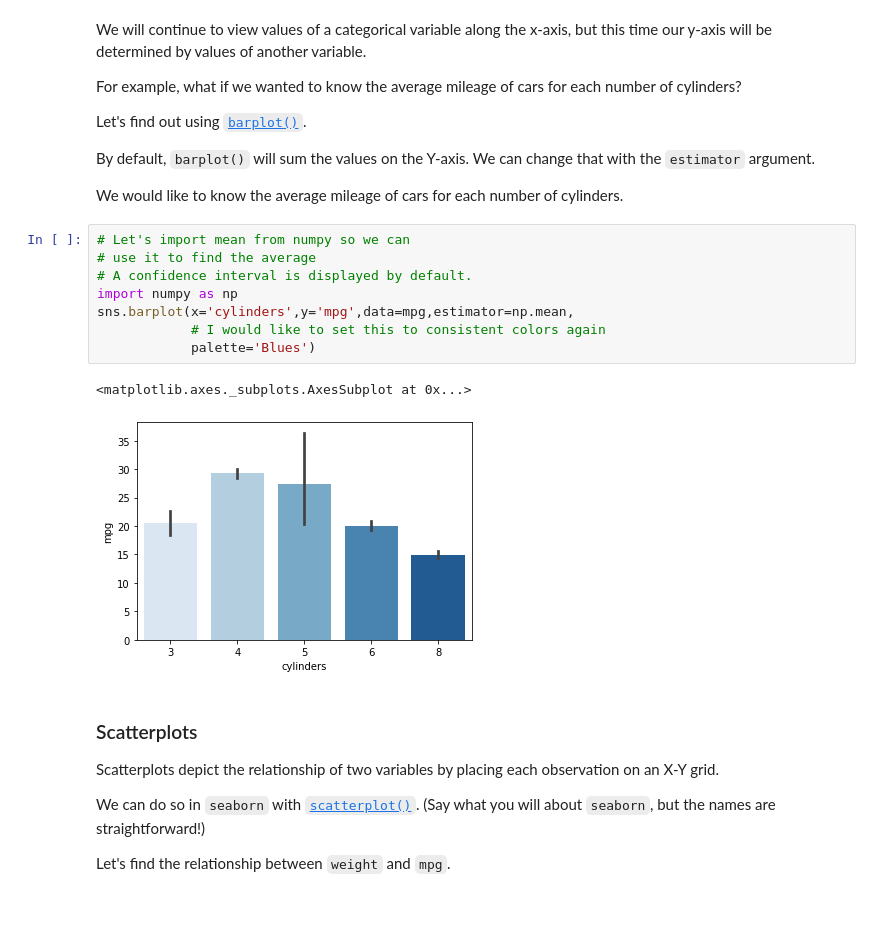
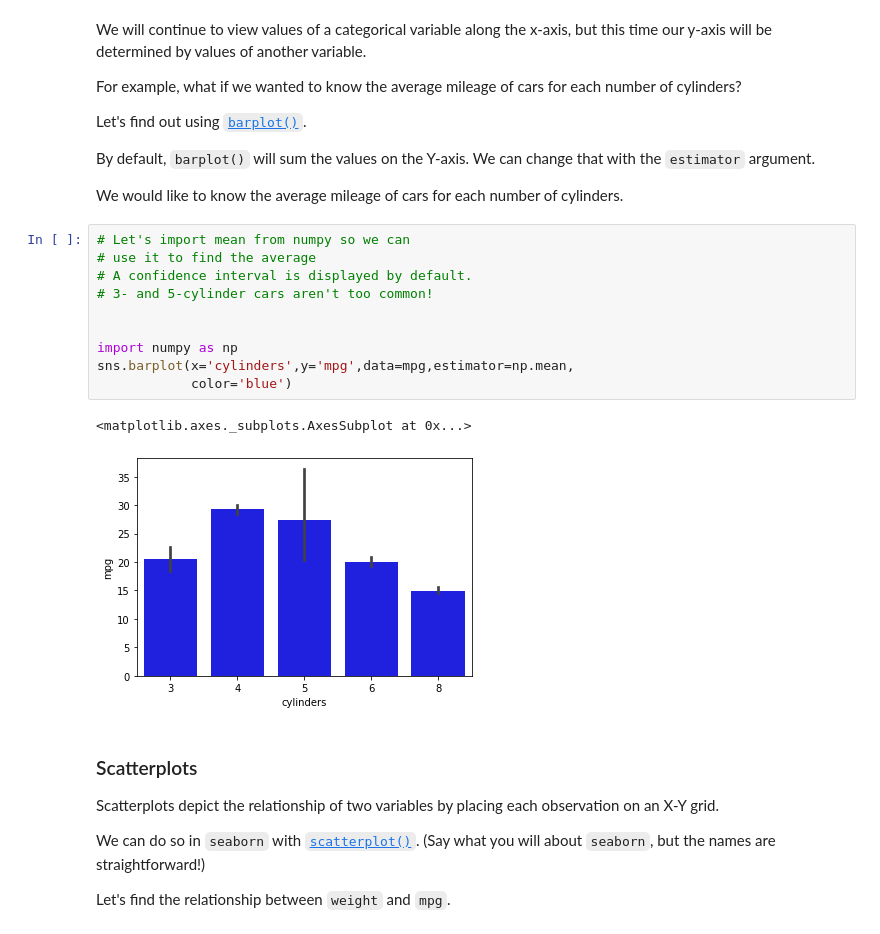
Before and after one commit to stringfestdata/olt-python-for-excel-users, a Jupyter notebook: 3-python-for-data-analysis/data-visualization.ipynb, the cells around one changed output. Drawn from its saved outputs; the diff is of its cells as text.

```diff
--- a/3-python-for-data-analysis/data-visualization.ipynb
+++ b/3-python-for-data-analysis/data-visualization.ipynb
@@ -200,14 +201,16 @@ We would like to know the average mileage of cars for each number of cylinders.
 # %%
 # Let's import mean from numpy so we can
 # use it to find the average
 # A confidence interval is displayed by default.
+# 3- and 5-cylinder cars aren't too common!
+
+
 import numpy as np
 sns.barplot(x='cylinders',y='mpg',data=mpg,estimator=np.mean,
-            # I would like to set this to consistent colors again
-            palette='Blues')
+            color='blue')
 # %% [output]
 <matplotlib.axes._subplots.AxesSubplot at 0x...>
-[figure, old version]
+[figure, new version]
 # %% [markdown]
 ### Scatterplots
 
```
Also changed, not shown: parts of 10 cells of this notebook, 5 other files.
